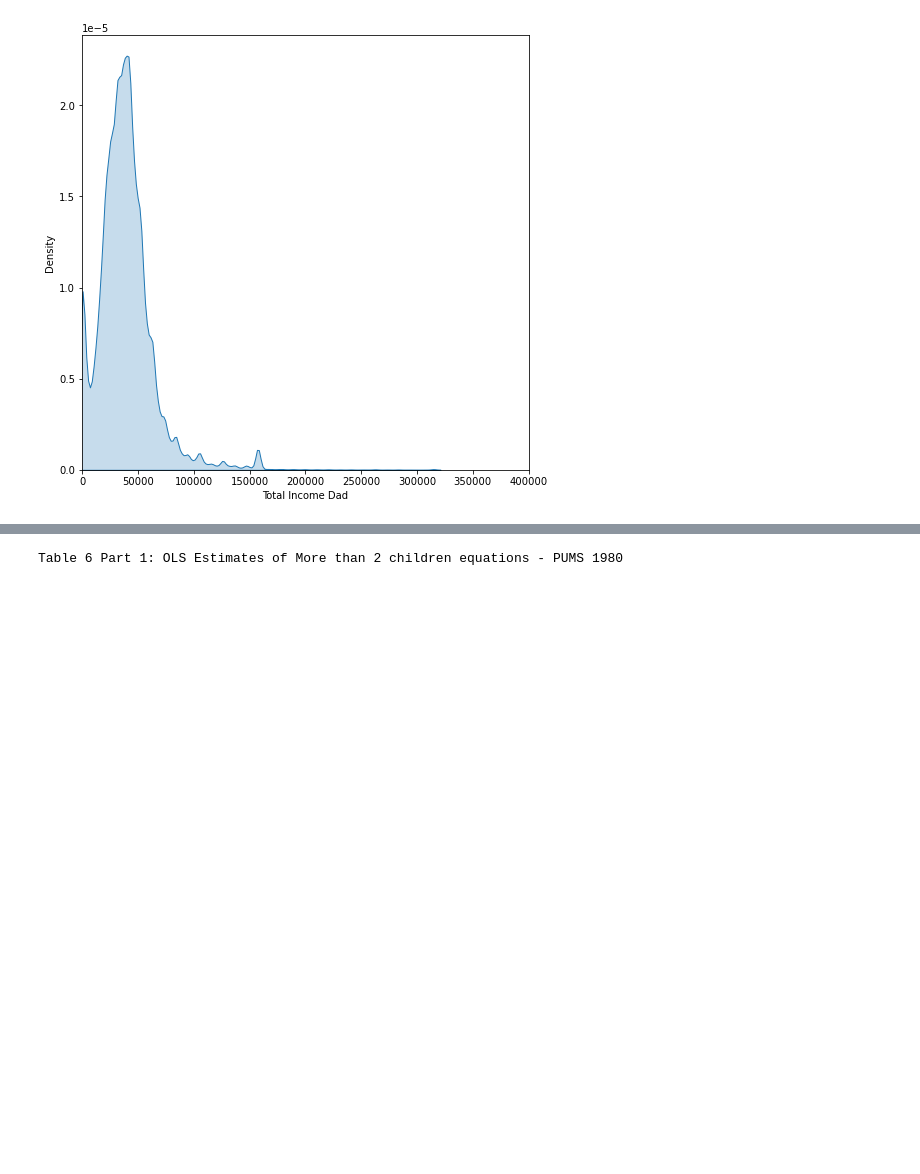
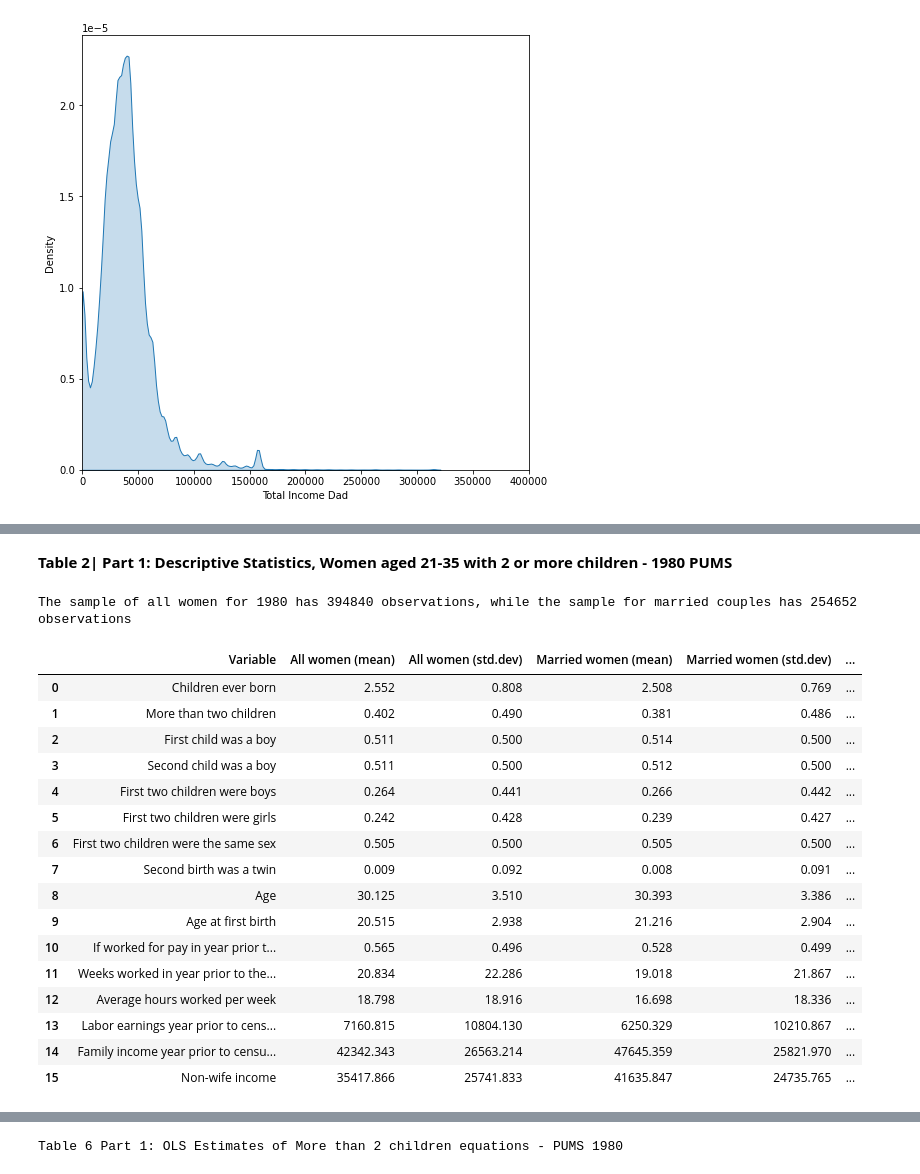
Before and after one commit to carolinalvarez/angrist-and-evans-1998-python, a Jupyter notebook: Angrist_and_Evans_1998.ipynb, the cells around one changed output, grey strips where cells are left out. Saved outputs shown, nothing was run; the diff lists cells and outputs as text; code cells hidden in the pictures; blank space fills up the shorter version.

```diff
--- a/Angrist_and_Evans_1998.ipynb
+++ b/Angrist_and_Evans_1998.ipynb
@@ -360,6 +516,6 @@ data_1980=data_preparation_1980(data_1980)
 # %%
 #AUX
-def get_data_all_women(data):
+def get_data_all_women_1980(data):
 
     data_2=data[((data['AGEM']>=21) & (data['AGEM']<=35)) & (data['KIDCOUNT']>=2) & (data['AGEQ2ND']>4) & (data['agefstm']>=15)
             & (data['ASEX']==0) & (data['AAGE']==0) & (data['AQTRBRTH']==0)
@@ -369,7 +525,7 @@ def get_data_all_women(data):
 
     return data_2
 # %%
-data_all_women_1980=get_data_all_women(data_1980)
+data_all_women_1980=get_data_all_women_1980(data_1980)
 print("The sample of all women for 1980 aged between 21 and 35 with second kid no older than 1 year old has", len(data_all_women_1980), "observations.")
 # %% [output]
 The sample of all women for 1980 aged between 21 and 35 with second kid no older than 1 year old has 394840 observations.
@@ -396,6 +552,8 @@ def table_sum_stats(data):
             "boy2nd",
             "two_boys",
             "two_girls",
+            "same_sex",
+            "twins",
             "AGEM",
             "agefstm",
             "workedm",
@@ -404,21 +562,22 @@ def table_sum_stats(data):
             "total_incomem",
             "faminc",
             "nonmomi",
-            "same_sex"
         ]
     ]
 
     table = pd.DataFrame()
     table["Mean"] = variables.mean()
-    table["Standard Deviation"] = variables.std()
+    table["Std. Dev."] = variables.std()
     table = table.astype(float).round(3)
-    table["Description"] = [
+    table["Variable"] = [
             "Children ever born",
             "More than two children",
             "First child was a boy",
             "Second child was a boy",
             "First two children were boys",
             "First two children were girls",
+            "First two children were the same sex",
+            "Second birth was a twin",
             "Age",
             "Age at first birth",
             "If worked for pay in year prior to the census",
@@ -427,7 +586,6 @@ def table_sum_stats(data):
             "Labor earnings year prior to census, 1995 dollars",
             "Family income year prior to census, 1995 dollars",
             "Non-wife income",
-            "aa"
 
     ]
 
@@ -601,0 +832,43 @@ table2
+# %% [markdown]
+**Table 2| Part 1: Descriptive Statistics, Women aged 21-35 with 2 or more children - 1980 PUMS**
+# %%
+#Table 2 for 1980
+table1_1=table_sum_stats(data_all_women_1980)
+table1_2=table_sum_stats(msample_1980)
+table1_3=table_sum_stats_husbands(msample_1980)
+data_frames = [table1_1, table1_2, table1_3]
+Table2_1980 = reduce(lambda  left,right: pd.merge(left,right,on=['Variable'],
+                                            how='left'), data_frames)
+
+Table2_1980.rename(columns = {'Mean_x':'All women (mean)',
+                       'Std. Dev._x':'All women (std.dev)',
+                       'Mean_y':'Married women (mean)',
+                      'Std. Dev._y':'Married women (std.dev)',
+                      'Mean':'Husbands (mean)',
+                      'Std. Dev.':'Husbands (std.dev)'},
+            inplace = True)
+
+Table2_1980=Table2_1980[["Variable", "All women (mean)", "All women (std.dev)", "Married women (mean)", "Married women (std.dev)", 'Husbands (mean)', "Husbands (std.dev)"]]
+Table2_1980 = Table2_1980.replace(np.nan, '-', regex=True)
+
+print("The sample of all women for 1980 has", len(data_all_women_1980), "observations, while the sample for married couples has" , len(msample_1980), "observations")
+Table2_1980
+# %% [output]
+The sample of all women for 1980 has 394840 observations, while the sample for married couples has 254652 observations
+|  | Variable | All women (mean) | All women (std.dev) | Married women (mean) | Married women (std.dev) | ... |
+| 0 | Children ever born | 2.552 | 0.808 | 2.508 | 0.769 | ... |
+| 1 | More than two children | 0.402 | 0.490 | 0.381 | 0.486 | ... |
+| 2 | First child was a boy | 0.511 | 0.500 | 0.514 | 0.500 | ... |
+| 3 | Second child was a boy | 0.511 | 0.500 | 0.512 | 0.500 | ... |
+| 4 | First two children were boys | 0.264 | 0.441 | 0.266 | 0.442 | ... |
+| 5 | First two children were girls | 0.242 | 0.428 | 0.239 | 0.427 | ... |
+| 6 | First two children were the same sex | 0.505 | 0.500 | 0.505 | 0.500 | ... |
+| 7 | Second birth was a twin | 0.009 | 0.092 | 0.008 | 0.091 | ... |
+| 8 | Age | 30.125 | 3.510 | 30.393 | 3.386 | ... |
+| 9 | Age at first birth | 20.515 | 2.938 | 21.216 | 2.904 | ... |
+| 10 | If worked for pay in year prior t... | 0.565 | 0.496 | 0.528 | 0.499 | ... |
+| 11 | Weeks worked in year prior to the... | 20.834 | 22.286 | 19.018 | 21.867 | ... |
+| 12 | Average hours worked per week | 18.798 | 18.916 | 16.698 | 18.336 | ... |
+| 13 | Labor earnings year prior to cens... | 7160.815 | 10804.130 | 6250.329 | 10210.867 | ... |
+| 14 | Family income year prior to censu... | 42342.343 | 26563.214 | 47645.359 | 25821.970 | ... |
+| 15 | Non-wife income | 35417.866 | 25741.833 | 41635.847 | 24735.765 | ... |
```
Also changed, not shown: parts of 69 cells of this notebook.
